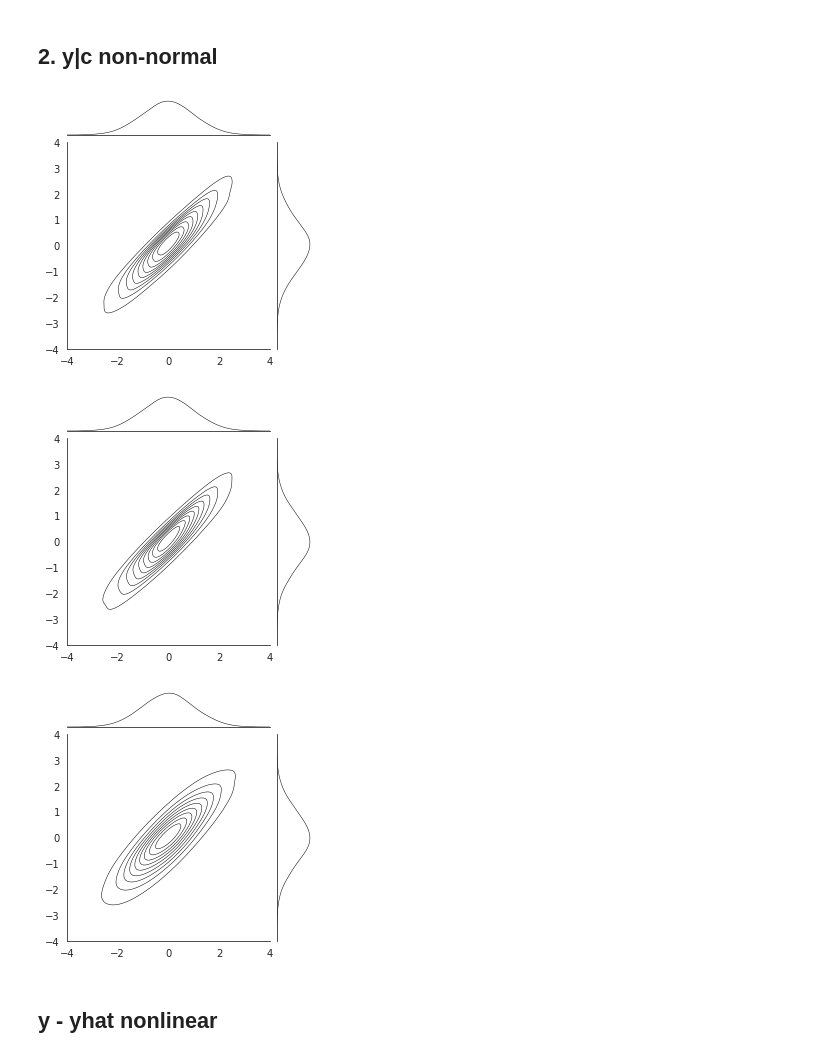
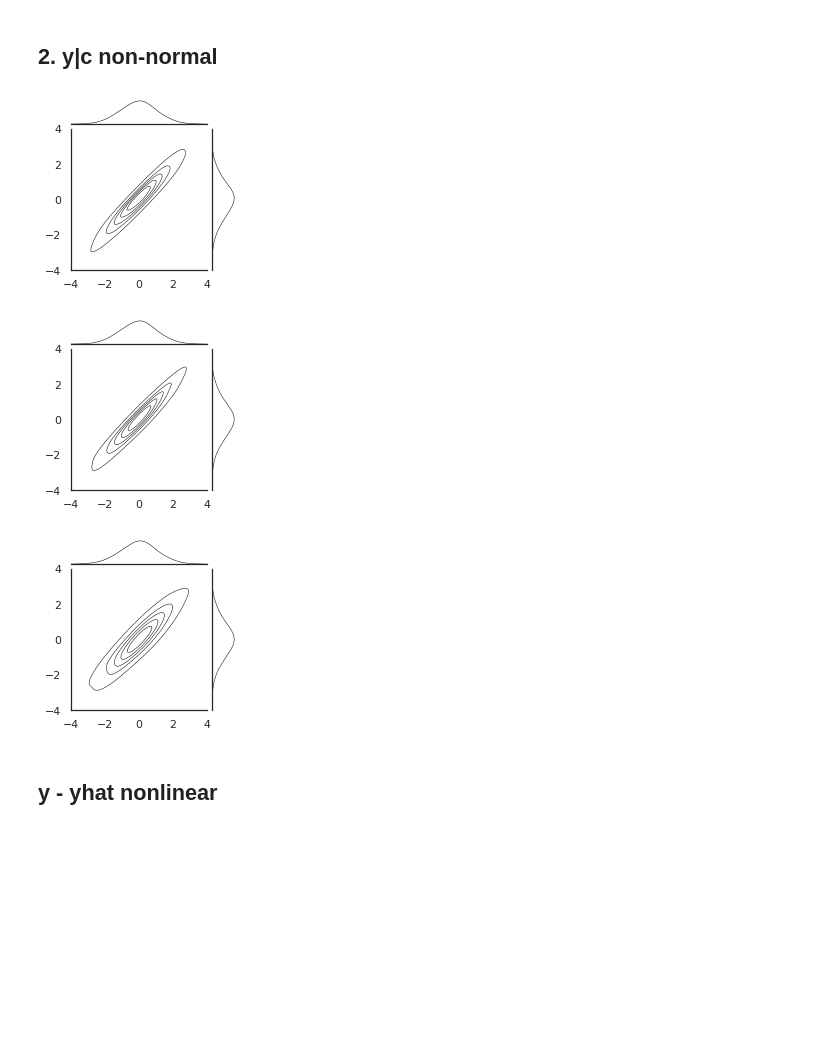
Before and after one commit to pni-lab/mlconfound-manuscript, a Jupyter notebook: simulated/plot_simulations.ipynb, the cells around one changed output. Drawn from its saved outputs; the diff is of its cells as text; code cells hidden in the pictures; blank space fills up the shorter version.

```diff
--- a/simulated/plot_simulations.ipynb
+++ b/simulated/plot_simulations.ipynb
@@ -50,30 +53,35 @@ with sns.axes_style("white"):
 # %% [markdown]
 ## 2. y|c non-normal
 # %%
+w_yc=1
+w_yyhat=1
+
 y, c, yhat =simulate_y_c_yhat(w_yc=w_yc,
                               w_yyhat=w_yyhat, w_cyhat=w_cyhat,
                               n=n,
                               random_state=42,
                               delta=0.1,
-                              epsilon=3)
+                              epsilon=2)
 with sns.axes_style("white"):
-    sns.jointplot(x=y,y=c, kind="kde", height=4,
+    sns.jointplot(x=y,y=c, kind="kde", height=3,
                   marginal_kws={"color":"black", "lw":0.5, "bw_adjust":2},
-                  joint_kws={"colors":"black", "linewidths":0.5, "bw_adjust":2},
+                  joint_kws={"colors":"black", "linewidths":0.5, "bw_adjust":2, "levels":6},
                   xlim = (-4,4), ylim = (-4,4))
-    sns.jointplot(x=y,y=yhat, kind="kde", height=4,
+    plt.savefig('../fig/raw/example_jointplot_non-normal_linear_yc.pdf')
+    sns.jointplot(x=y,y=yhat, kind="kde", height=3,
                   marginal_kws={"color":"black", "lw":0.5, "bw_adjust":2},
-                  joint_kws={"colors":"black", "linewidths":0.5, "bw_adjust":2},
+                  joint_kws={"colors":"black", "linewidths":0.5, "bw_adjust":2, "levels":6},
                   xlim = (-4,4), ylim = (-4,4))
-
-    sns.jointplot(x=c,y=yhat, kind="kde", height=4,
+    plt.savefig('../fig/raw/example_jointplot_non-normal_linear_yyhat.pdf')
+    sns.jointplot(x=c,y=yhat, kind="kde", height=3,
                   marginal_kws={"color":"black", "lw":0.5, "bw_adjust":2},
-                  joint_kws={"colors":"black", "linewidths":0.5, "bw_adjust":2},
+                  joint_kws={"colors":"black", "linewidths":0.5, "bw_adjust":2, "levels":6},
                   xlim = (-4,4), ylim = (-4,4))
+    plt.savefig('../fig/raw/example_jointplot_non-normal_linear_cyhat.pdf')
 # %% [output]
-[figure, old version]
+[figure, new version]
-[figure, old version]
+[figure, new version]
-[figure, old version]
+[figure, new version]
 # %% [markdown]
 ## y - yhat nonlinear
 # %%
```
Also changed, not shown: parts of 8 cells of this notebook, 26 other files.
